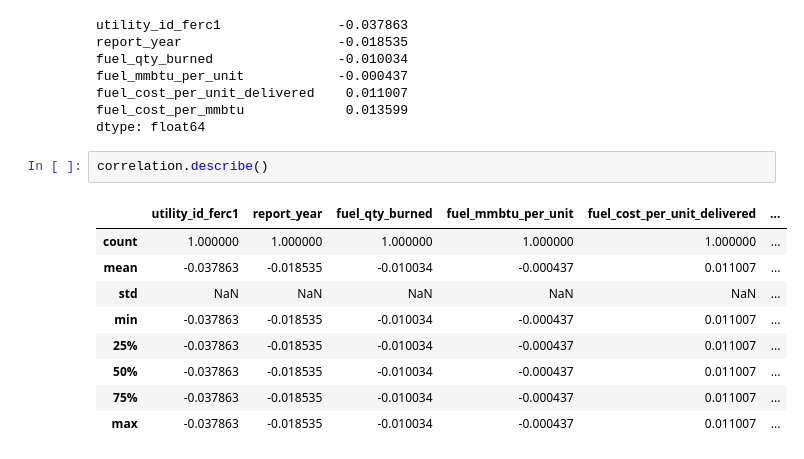
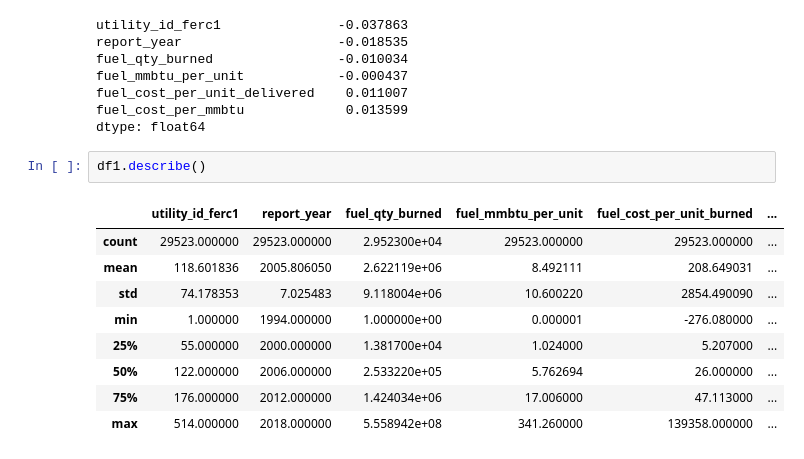
Before and after one commit to ProData-Emmanuel/Climate-Change-Project, a Jupyter notebook: Hamoye_Data_science_Graded_Quiz1_O__Emmanuel.ipynb, the cells around one changed output. Cells and saved outputs as stored; diff of their text form.

```diff
--- a/Hamoye_Data_science_Graded_Quiz1_O__Emmanuel.ipynb
+++ b/Hamoye_Data_science_Graded_Quiz1_O__Emmanuel.ipynb
@@ -200,14 +200,14 @@ fuel_cost_per_unit_delivered    0.011007
 fuel_cost_per_mmbtu             0.013599
 dtype: float64
 # %%
-correlation.describe()
+df1.describe()
 # %% [output]
-|  | utility_id_ferc1 | report_year | fuel_qty_burned | fuel_mmbtu_per_unit | fuel_cost_per_unit_delivered | ... |
-| count | 1.000000 | 1.000000 | 1.000000 | 1.000000 | 1.000000 | ... |
-| mean | -0.037863 | -0.018535 | -0.010034 | -0.000437 | 0.011007 | ... |
-| std | NaN | NaN | NaN | NaN | NaN | ... |
-| min | -0.037863 | -0.018535 | -0.010034 | -0.000437 | 0.011007 | ... |
-| 25% | -0.037863 | -0.018535 | -0.010034 | -0.000437 | 0.011007 | ... |
-| 50% | -0.037863 | -0.018535 | -0.010034 | -0.000437 | 0.011007 | ... |
-| 75% | -0.037863 | -0.018535 | -0.010034 | -0.000437 | 0.011007 | ... |
-| max | -0.037863 | -0.018535 | -0.010034 | -0.000437 | 0.011007 | ... |
+|  | utility_id_ferc1 | report_year | fuel_qty_burned | fuel_mmbtu_per_unit | fuel_cost_per_unit_burned | ... |
+| count | 29523.000000 | 29523.000000 | 2.952300e+04 | 29523.000000 | 29523.000000 | ... |
+| mean | 118.601836 | 2005.806050 | 2.622119e+06 | 8.492111 | 208.649031 | ... |
+| std | 74.178353 | 7.025483 | 9.118004e+06 | 10.600220 | 2854.490090 | ... |
+| min | 1.000000 | 1994.000000 | 1.000000e+00 | 0.000001 | -276.080000 | ... |
+| 25% | 55.000000 | 2000.000000 | 1.381700e+04 | 1.024000 | 5.207000 | ... |
+| 50% | 122.000000 | 2006.000000 | 2.533220e+05 | 5.762694 | 26.000000 | ... |
+| 75% | 176.000000 | 2012.000000 | 1.424034e+06 | 17.006000 | 47.113000 | ... |
+| max | 514.000000 | 2018.000000 | 5.558942e+08 | 341.260000 | 139358.000000 | ... |
```
